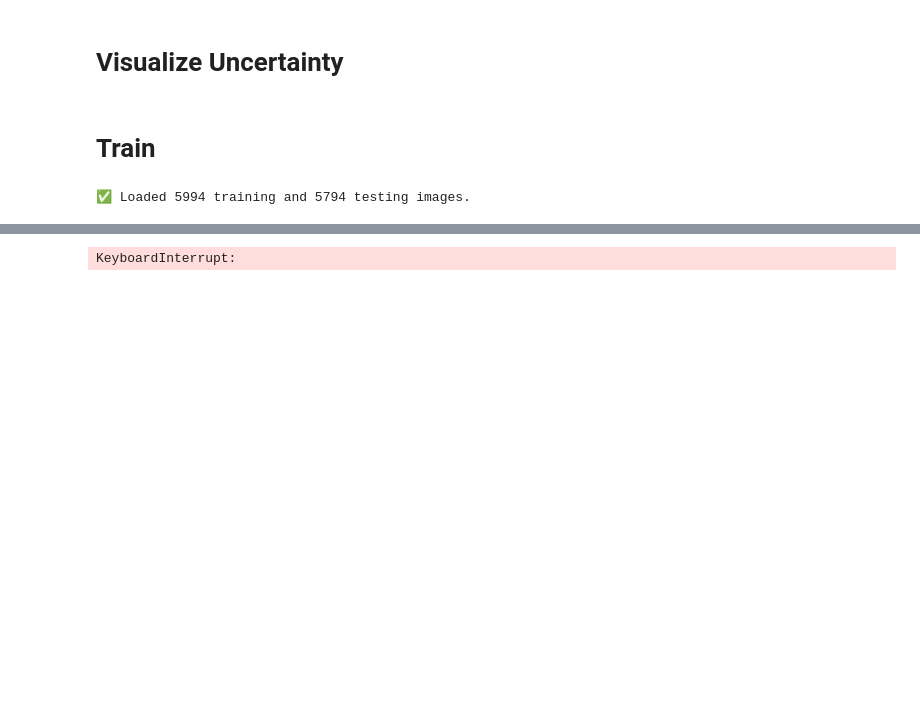
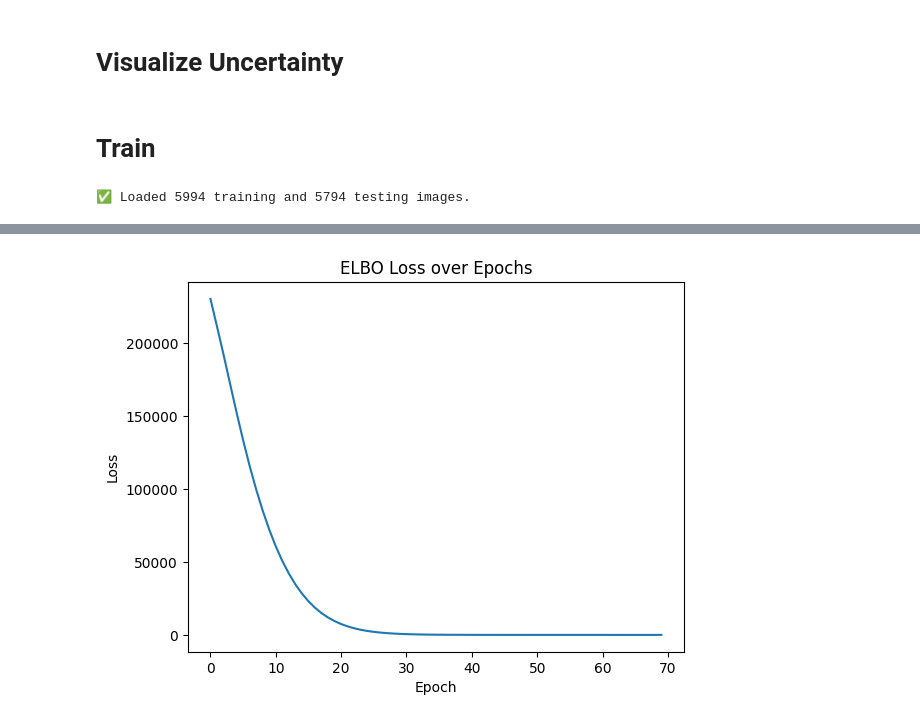
Before and after one commit to RachelZhou287/542_Final, a Jupyter notebook: BNN.ipynb, the cells around one changed output, grey strips where cells are left out. Saved outputs shown, nothing was run; the diff lists cells and outputs as text; code cells hidden in the pictures; blank space fills up the shorter version.

```diff
--- a/BNN.ipynb
+++ b/BNN.ipynb
@@ -437,10 +437,10 @@ if __name__ == "__main__":
     net = SimpleNN().to(device)
 
     # === Train ===
-    loss_hist = train_bnn(num_epochs=50, beta=0.5)
+    loss_hist = train_bnn(num_epochs=70, beta=1)
 
     # === Evaluate ===
-    acc, skip = evaluate(test_loader, threshold=0.05)
+    acc, skip = evaluate(test_loader, threshold=0.1)
     print(f"Accuracy (when predicted): {acc*100:.2f}% | Skip rate: {skip*100:.2f}%")
 
     # === Plot loss ===
@@ -455 +471 @@ Epoch 1/50 | β=0.50 | Avg ELBO loss: 114977.0239
-KeyboardInterrupt:
+[figure, added]
```
Also changed, not shown: parts of 1 cell of this notebook.
